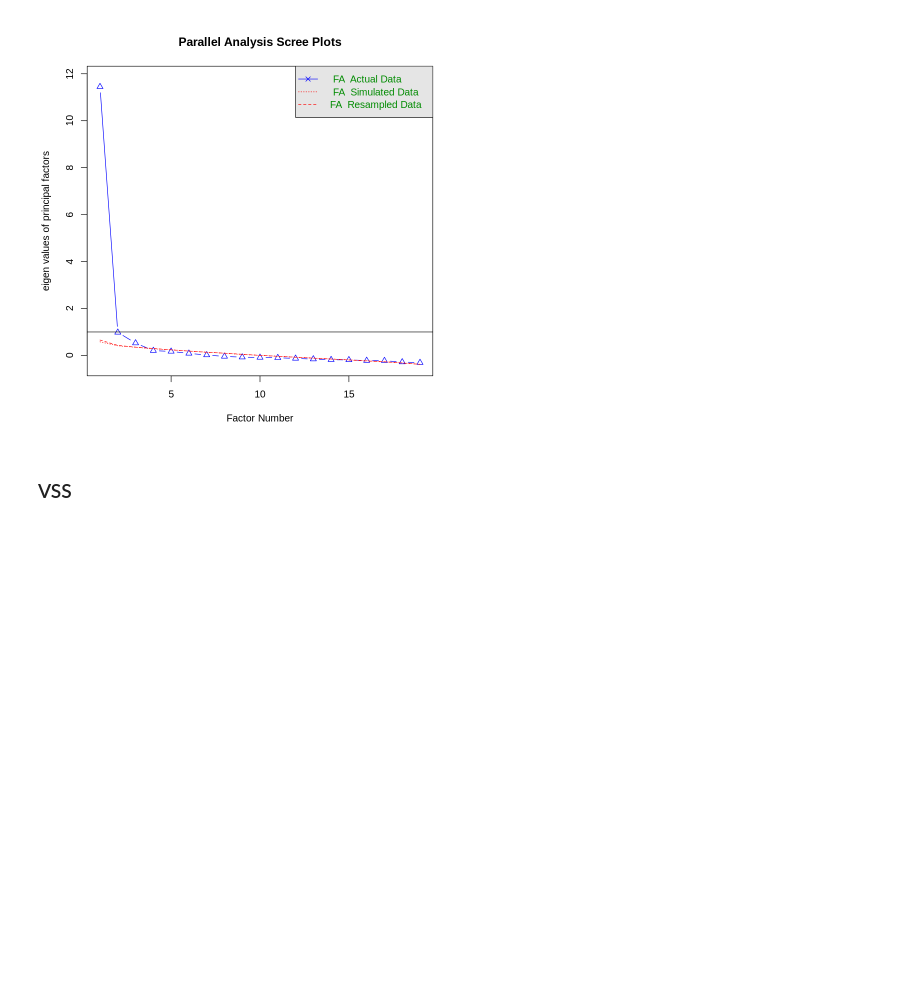
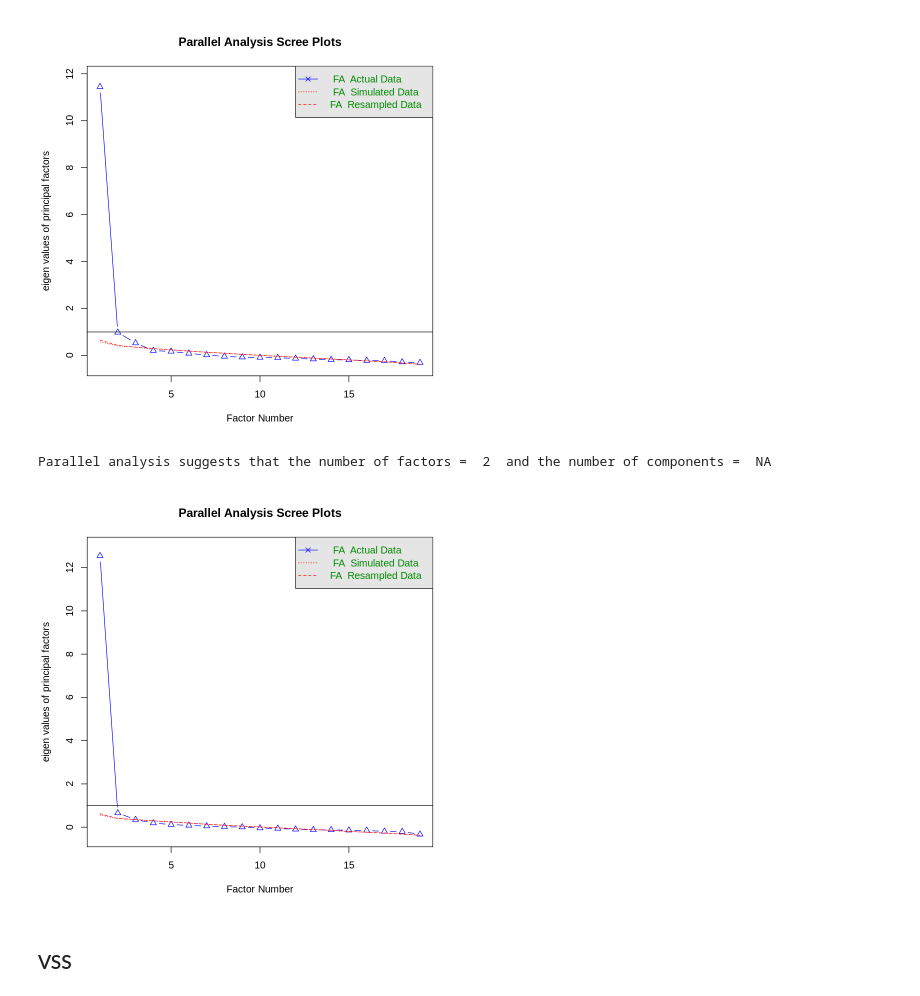
Before and after one commit to e4rll/kanmake, a Jupyter notebook: kanmake.ipynb, the cells around one changed output. Cells and saved outputs as stored; diff of their text form; code cells hidden in the pictures; blank space fills up the shorter version.

```diff
--- a/kanmake.ipynb
+++ b/kanmake.ipynb
@@ -534,3 +534,8 @@ fa.parallel(fa.q1, fa="fa", use="complete.obs")
 # %% [output]
 Parallel analysis suggests that the number of factors =  3  and the number of components =  NA
 [figure]
+# %%
+fa.parallel(fa.q2, fa="fa", use="complete.obs")
+# %% [output]
+Parallel analysis suggests that the number of factors =  2  and the number of components =  NA
+[figure, added]
```
Also changed, not shown: parts of 2 cells of this notebook.
